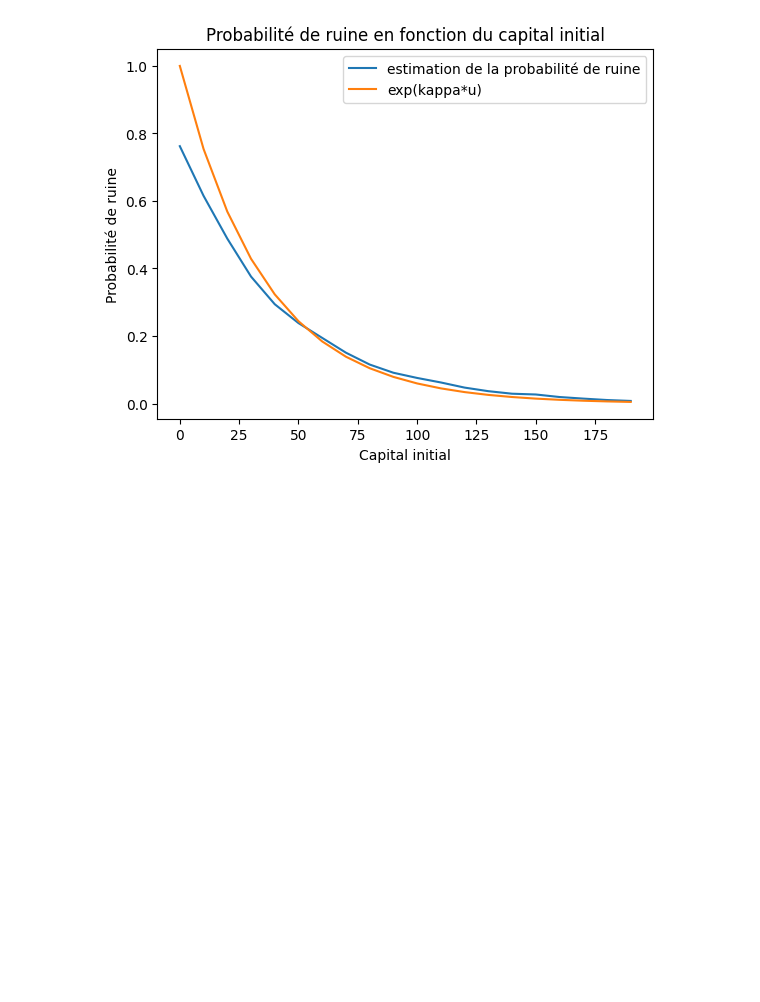
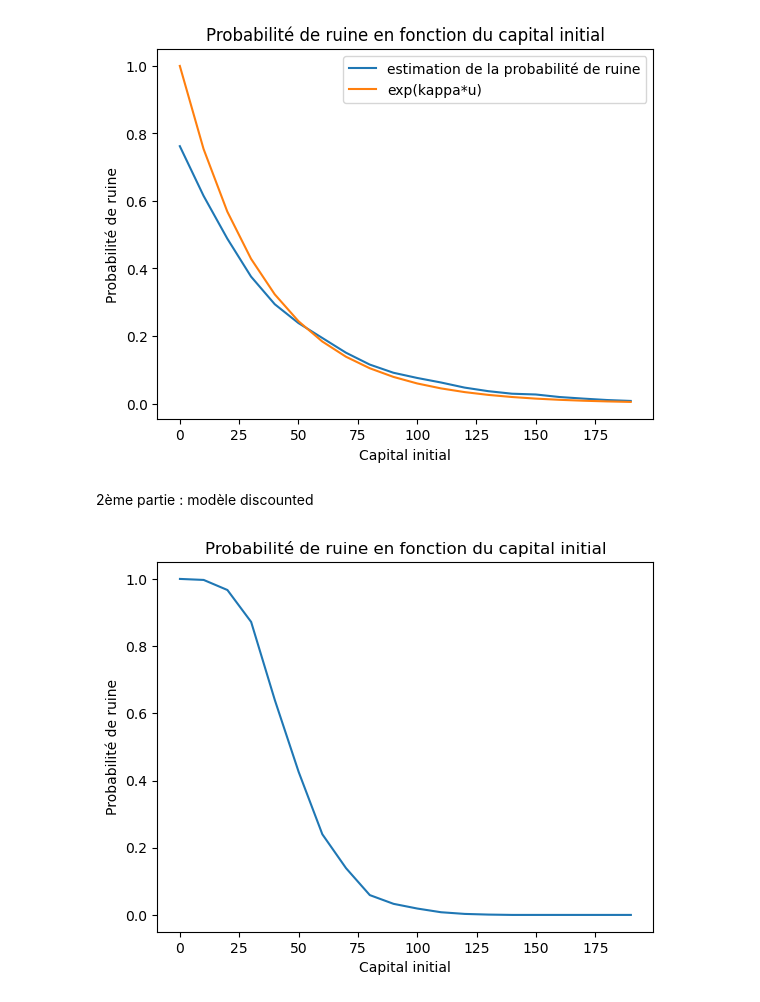
Before and after one commit to R7even31/Projet_Poisson, a Jupyter notebook: Main.ipynb, the cells around one changed output. Saved outputs shown, nothing was run; the diff lists cells and outputs as text; code cells hidden in the pictures; blank space fills up the shorter version.

Commit message:
Simulation partie 2

```diff
--- a/Main.ipynb
+++ b/Main.ipynb
@@ -80,3 +80,5 @@ plt.legend()
 plt.show()
 # %% [output]
 [figure]
+# %% [markdown]
+2ème partie : modèle discounted
@@ -82,0 +97,45 @@ plt.show()
+# %%
+def p_min_discounted(mu,rho,u):
+    return min((u*rho-mu)/(1-np.log(mu/rho)),mu)
+# %%
+def estimation_ruine_discounted(mu,T,beta,u,theta,n,rho) :
+    nb_ruine=0
+    p=(1+theta)*p_min_discounted(mu,rho,u)
+    for i in range (n) :
+
+        Nt=np.random.poisson(mu*T,1)[0]
+        temps_arrivee=np.random.uniform(0,T,Nt)
+        temps_arrivee=np.sort(temps_arrivee)
+        #print(Nt)
+        #print(temps_arrivee)
+        Y=np.random.exponential(1/beta,Nt)
+        #print(Y)
+        exp=np.exp(rho*temps_arrivee)
+        coefs_somme=np.array(Y)*np.array(exp)
+        sinistres=np.cumsum(coefs_somme)
+        #print(sinistres)
+        for j in range(Nt):
+            if u+p*temps_arrivee[j]-np.exp(-rho*temps_arrivee[j])*sinistres[j]<=0 :
+                nb_ruine+=1
+                break
+    return nb_ruine/n
+# %%
+mu=1
+T=100
+beta=0.1
+theta=0.3
+n=1000
+rho=0.5
+proba_ruine_discounted=np.zeros(20)
+u=np.zeros(20)
+for k in range(20):
+    u[k]=10*k
+    proba_ruine_discounted[k]=estimation_ruine_discounted(mu,T,beta,u[k],theta,n,rho)
+
+plt.plot(u,proba_ruine_discounted)
+plt.title("Probabilité de ruine en fonction du capital initial")
+plt.xlabel("Capital initial")
+plt.ylabel("Probabilité de ruine")
+plt.show()
+# %% [output]
+[figure, added]
```
Also changed, not shown: parts of 3 cells of this notebook.
